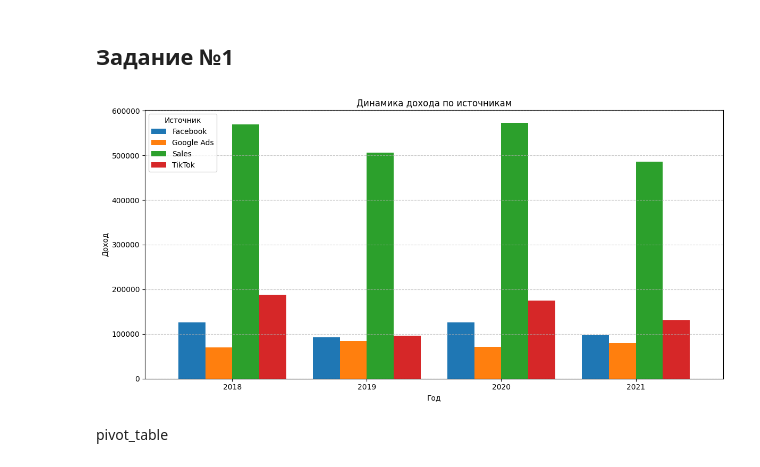
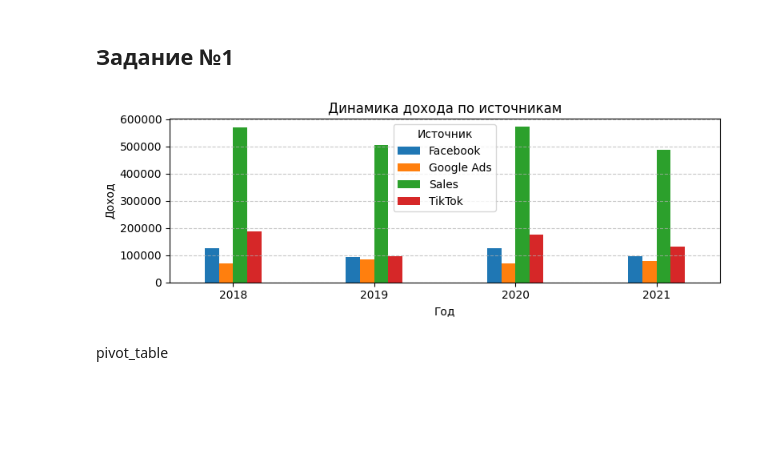
Before and after one commit to barabaker/mgcom, a Jupyter notebook: src/task_1/task_1.ipynb, the cells around one changed output. Saved outputs shown, nothing was run; the diff lists cells and outputs as text; code cells hidden in the pictures; blank space fills up the shorter version.

```diff
--- a/src/task_1/task_1.ipynb
+++ b/src/task_1/task_1.ipynb
@@ -31,20 +31,20 @@ melted_df['Year'] = pd.to_datetime(melted_df['Date']).dt.year
 pivot_table = melted_df.pivot_table(index='Year', columns='Source', values='Income', aggfunc='sum', fill_value=0)
 # %%
 # 7. Визуализация данных
-pivot_table.plot(kind='bar', figsize=(12, 6), width=0.8)
+pivot_table.plot(kind='bar', figsize=(8, 3), width=0.4)
 plt.title('Динамика дохода по источникам')
 plt.xlabel('Год')
 plt.ylabel('Доход')
 plt.xticks(rotation=0)  # Убираем наклон оси X
 plt.legend(title='Источник')
 plt.grid(axis='y', linestyle='--', alpha=0.7)
 
 # Сохранение графика
 plt.tight_layout()
 plt.savefig('../data_out/income_by_source_bar_chart.png')
 plt.show()
 # %% [output]
-[figure, old version]
+[figure, new version]
 # %% [markdown]
 pivot_table
 # %%
```
